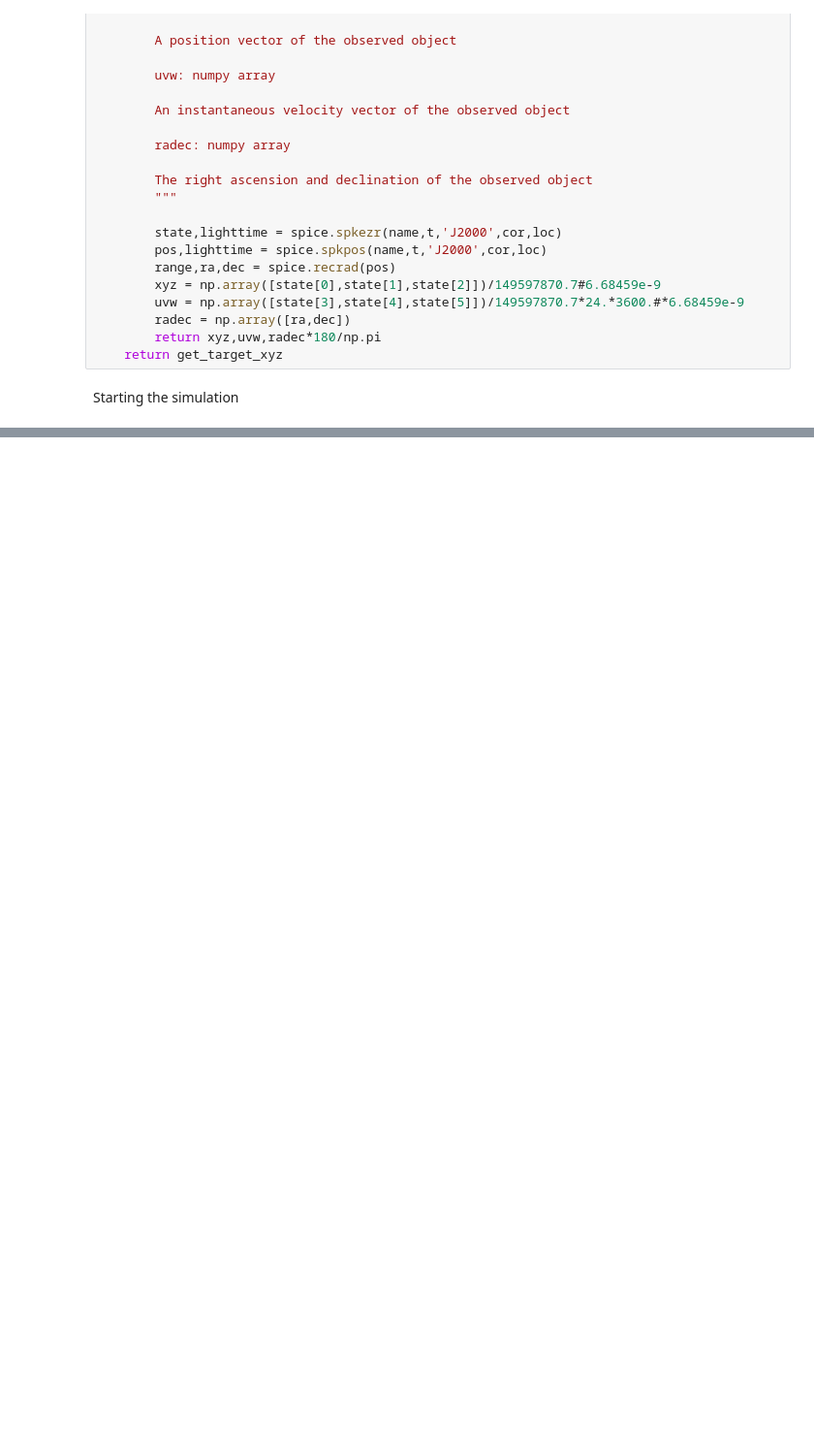
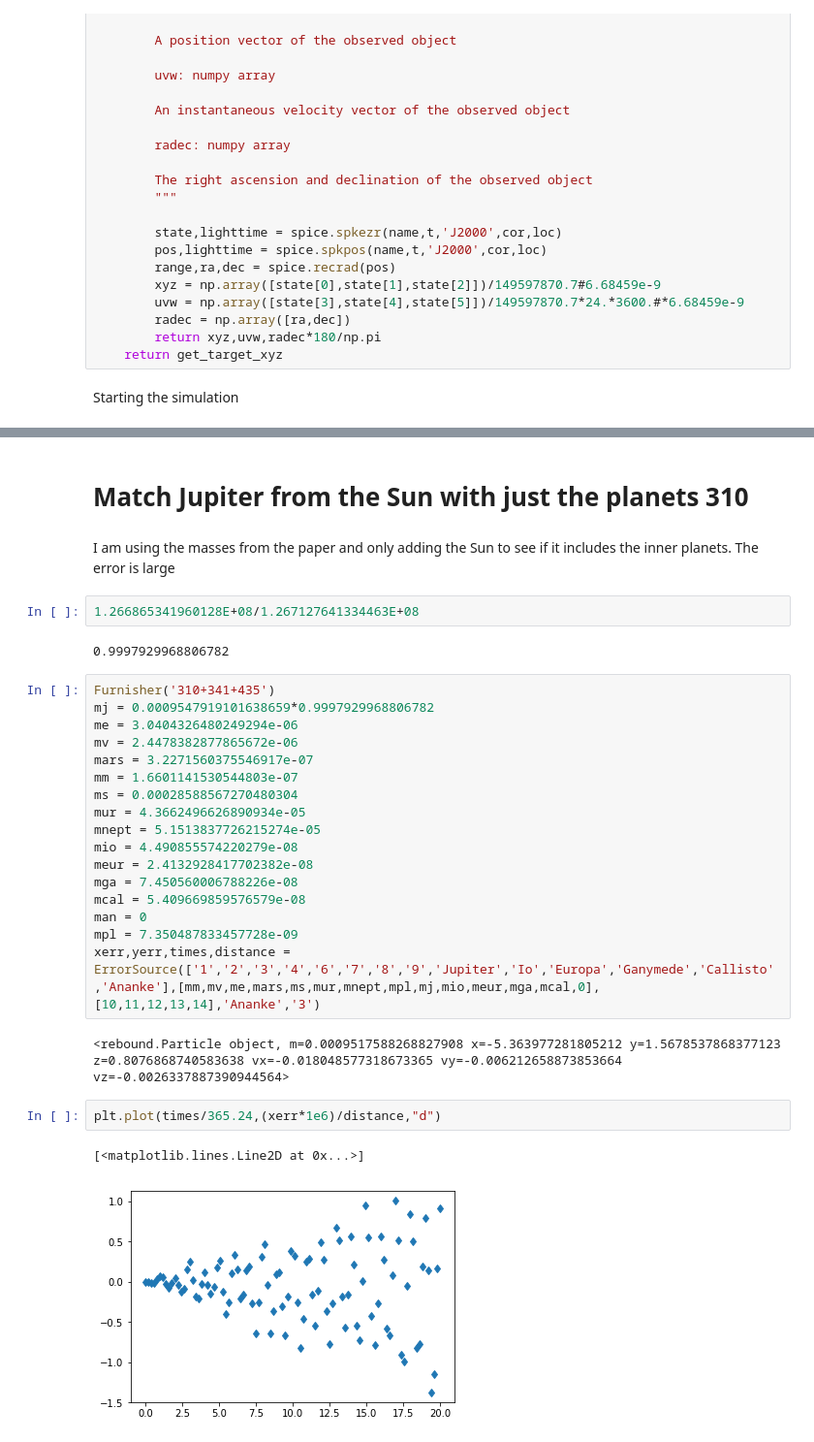
Before and after one commit to Alexandros101/Irregular-Satellites, a Jupyter notebook: SimulatingAnenke.ipynb, the cells around one changed output, grey strips where cells are left out. Shown at 97% size. Cells and saved outputs as stored; diff of their text form; blank space fills up the shorter version.

```diff
--- a/SimulatingAnenke.ipynb
+++ b/SimulatingAnenke.ipynb
@@ -220,0 +232,32 @@ plt.plot(times/365.24,(xerr*1e6)/4,"d")
+# %% [markdown]
+# Match Jupiter from the Sun with just the planets 310
+# %% [markdown]
+I am using the masses from the paper and only adding the Sun to see if it includes the inner planets. The error is large
+# %%
+1.266865341960128E+08/1.267127641334463E+08
+# %% [output]
+0.9997929968806782
+# %%
+Furnisher('310+341+435')
+mj = 0.0009547919101638659*0.9997929968806782
+me = 3.0404326480249294e-06
+mv = 2.4478382877865672e-06
+mars = 3.2271560375546917e-07
+mm = 1.6601141530544803e-07
+ms = 0.00028588567270480304
+mur = 4.3662496626890934e-05
+mnept = 5.1513837726215274e-05
+mio = 4.490855574220279e-08
+meur = 2.4132928417702382e-08
+mga = 7.450560006788226e-08
+mcal = 5.409669859576579e-08
+man = 0
+mpl = 7.350487833457728e-09
+xerr,yerr,times,distance = ErrorSource(['1','2','3','4','6','7','8','9','Jupiter','Io','Europa','Ganymede','Callisto','Ananke'],[mm,mv,me,mars,ms,mur,mnept,mpl,mj,mio,meur,mga,mcal,0],[10,11,12,13,14],'Ananke','3')
+# %% [output]
+<rebound.Particle object, m=0.0009517588268827908 x=-5.363977281805212 y=1.5678537868377123 z=0.8076868740583638 vx=-0.018048577318673365 vy=-0.006212658873853664 vz=-0.0026337887390944564>
+# %%
+plt.plot(times/365.24,(xerr*1e6)/distance,"d")
+# %% [output]
+[<matplotlib.lines.Line2D at 0x...>]
+[figure, added]
```
Also changed, not shown: parts of 28 cells of this notebook.
